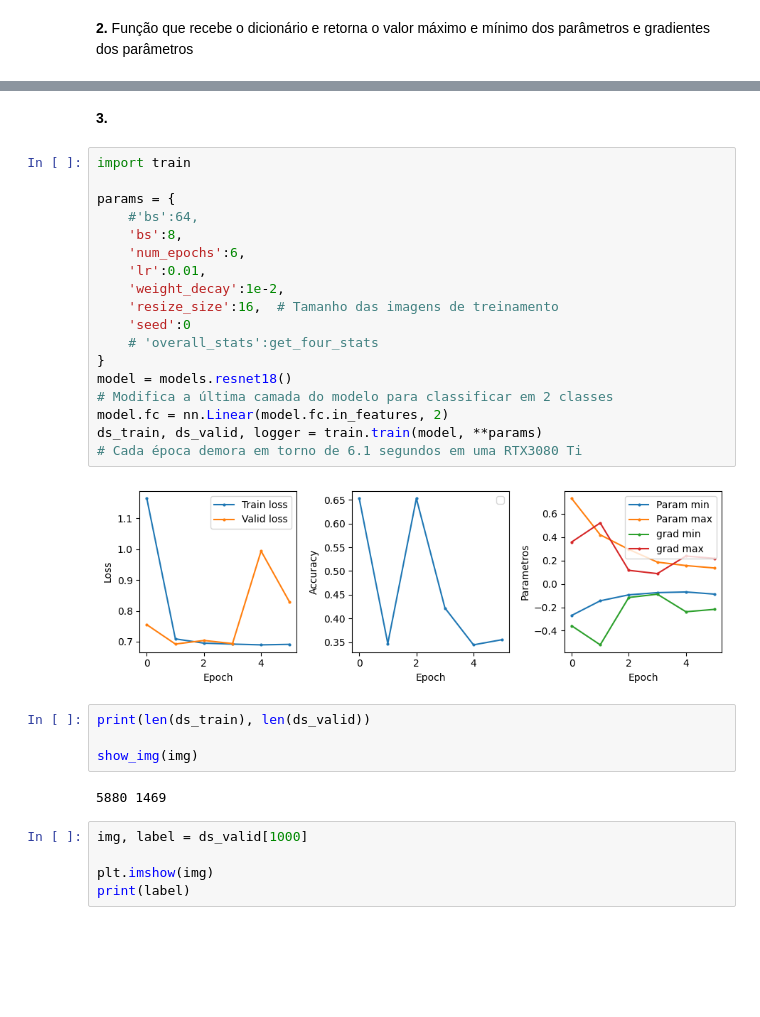
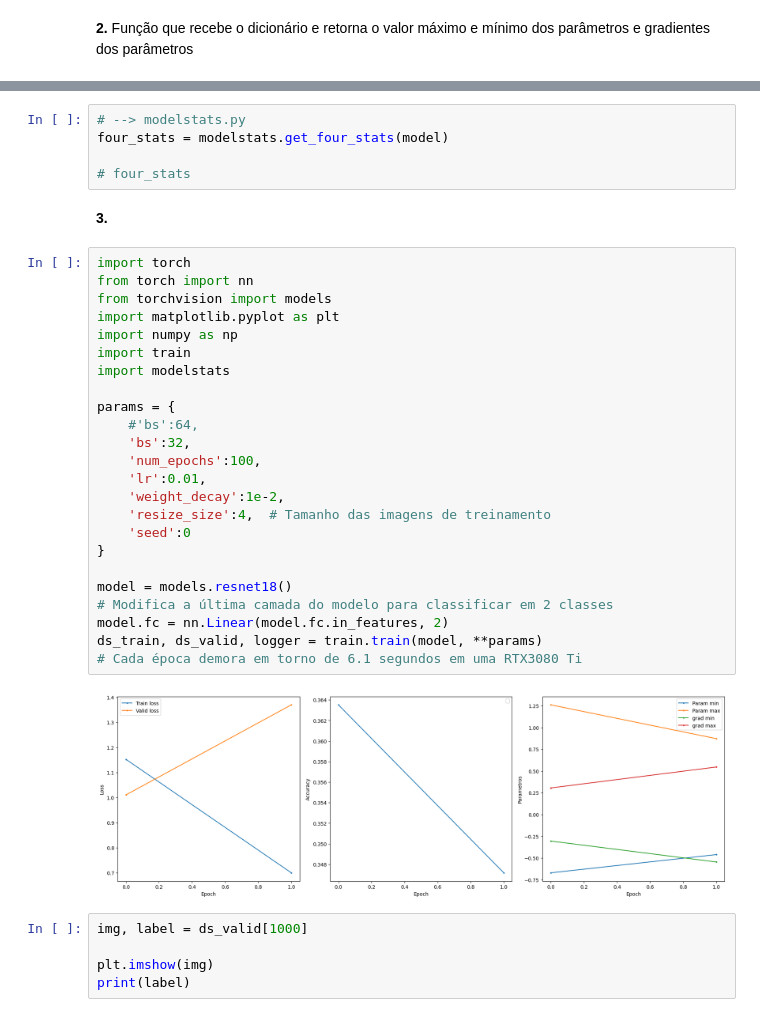
Before and after one commit to PauloMatheusGr/Foundations-of-Computer-Vision, a Jupyter notebook: Projeto01/Tema 6 - Resolucao.ipynb, the cells around one changed output, grey strips where cells are left out. Cells and saved outputs as stored; diff of their text form; blank space fills up the shorter version.

```diff
--- a/Projeto01/Tema 6 - Resolucao.ipynb
+++ b/Projeto01/Tema 6 - Resolucao.ipynb
@@ -227,31 +99,36 @@ IndentationError: unexpected indent (2115704750.py, line 18)
+# %%
+# --> modelstats.py
+four_stats = modelstats.get_four_stats(model)
+
+# four_stats
 # %% [markdown]
 **3.**
 # %%
+import torch
+from torch import nn
+from torchvision import models
+import matplotlib.pyplot as plt
+import numpy as np
 import train
+import modelstats
 
 params = {
     #'bs':64,
-    'bs':8,
-    'num_epochs':6,
+    'bs':32,
+    'num_epochs':100,
     'lr':0.01,
     'weight_decay':1e-2,
-    'resize_size':16,  # Tamanho das imagens de treinamento
+    'resize_size':4,  # Tamanho das imagens de treinamento
     'seed':0
-    # 'overall_stats':get_four_stats
 }
+
 model = models.resnet18()
 # Modifica a última camada do modelo para classificar em 2 classes
 model.fc = nn.Linear(model.fc.in_features, 2)
 ds_train, ds_valid, logger = train.train(model, **params)
 # Cada época demora em torno de 6.1 segundos em uma RTX3080 Ti
 # %% [output]
-[figure, old version]
+[figure, new version]
-# %%
-print(len(ds_train), len(ds_valid))
-
-show_img(img)
-# %% [output]
-5880 1469
 # %%
 img, label = ds_valid[1000]
 
```
Also changed, not shown: parts of 9 cells of this notebook, 2 other files.
